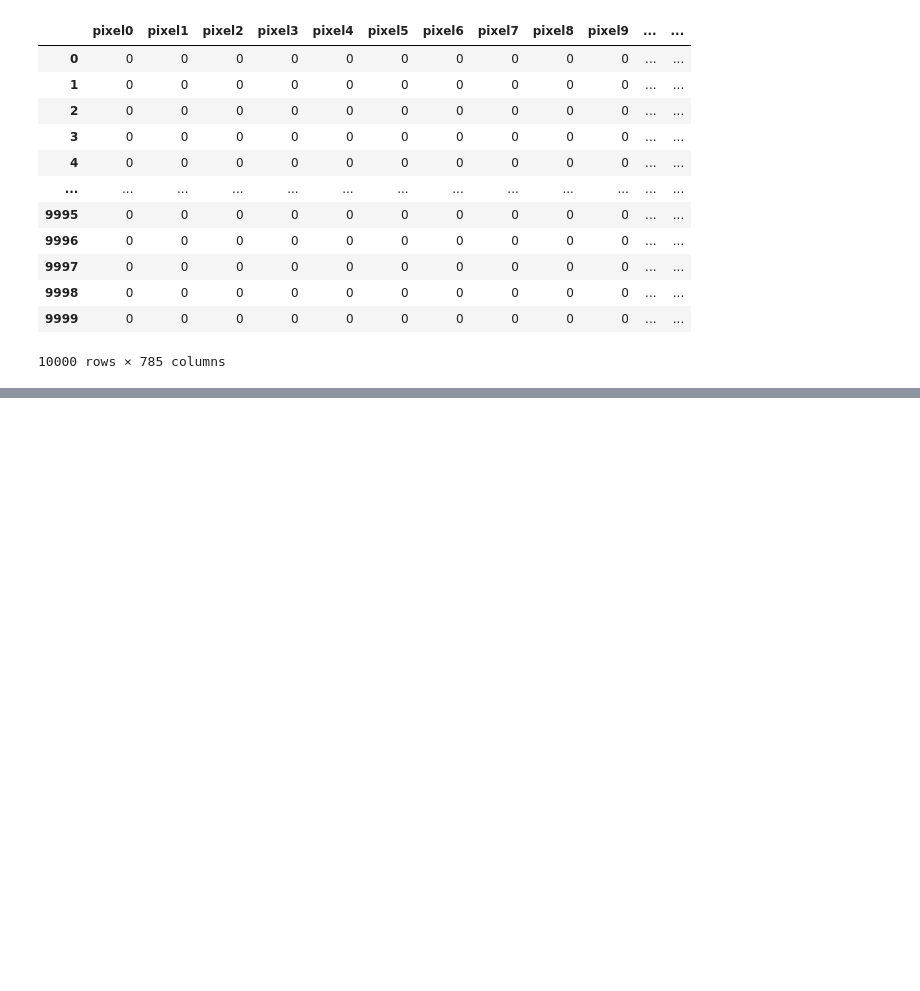
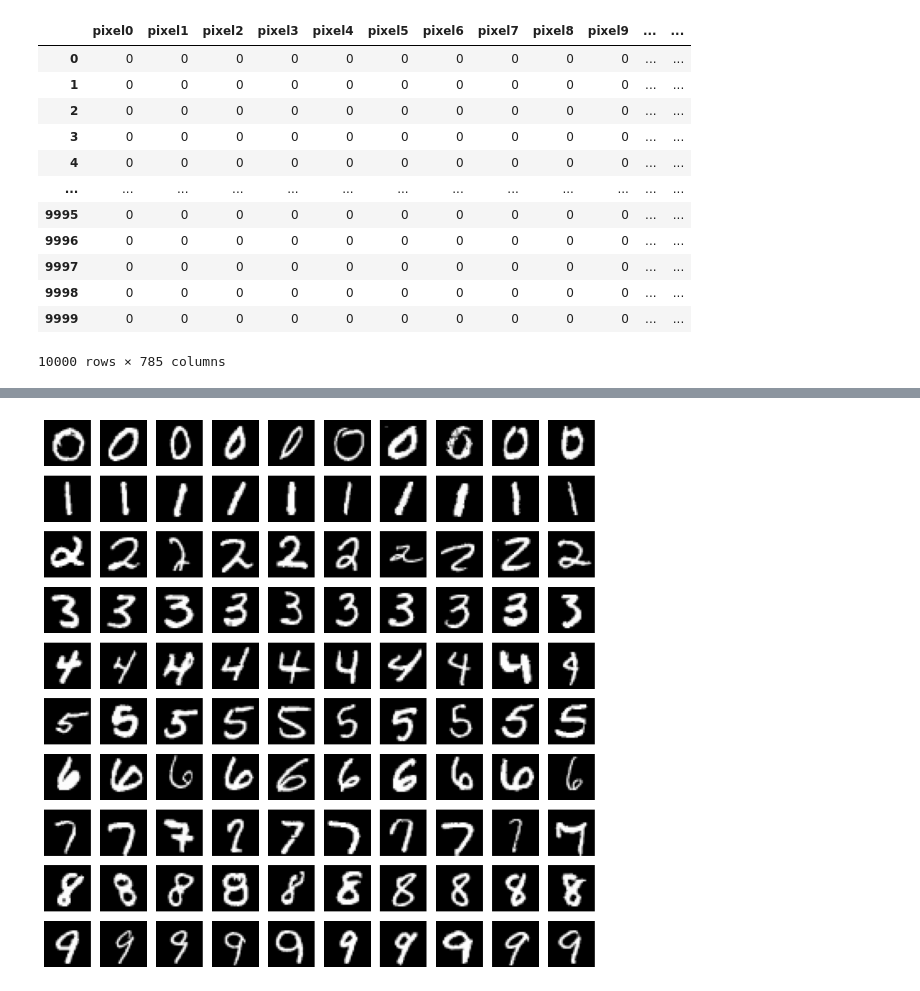
Before and after one commit to wikolego/wikolego-repository, a Jupyter notebook: ai-path/ml-next-step/presentation/data_analysis.ipynb, the cells around one changed output, grey strips where cells are left out. Cells and saved outputs as stored; diff of their text form; code cells hidden in the pictures; blank space fills up the shorter version.

```diff
--- a/ai-path/ml-next-step/presentation/data_analysis.ipynb
+++ b/ai-path/ml-next-step/presentation/data_analysis.ipynb
@@ -105,0 +110,5 @@ plt.imshow(pixels, cmap=plt.get_cmap("gray"))
+# %%
+# Wczytanie paru elementów z dataframe
+df_2 = df.groupby(["label"]).sample(n=10, random_state=1).reset_index(drop=True)
+
+df_2
@@ -105,0 +129,27 @@ plt.imshow(pixels, cmap=plt.get_cmap("gray"))
+# %%
+# Ustawienie rozmiaru ekranu, na którym wyświetlą się obrazki
+fig = plt.figure(figsize=(12, 12))
+
+# Liczba kolumn
+columns = 10
+
+# Przejście pętlami po cyfrach
+for r in range(10):
+    for c in range(columns):
+
+        # Obliczenie id obrazka
+        image_id = r * columns + c
+
+        # Wczytanie pikseli obrazka
+        pixels = df_2.loc[image_id, df.columns != "label"].values
+        pixels = pixels.reshape(28, 28)
+
+        # Wygenerowanie obrazka
+        fig.add_subplot(10, columns, image_id + 1)
+        plt.axis("off")
+        plt.imshow(pixels, cmap=plt.get_cmap("gray"))
+
+# Wyświetlenie obrazków
+plt.show()
+# %% [output]
+[figure, added]
```
Also changed, not shown: parts of 9 cells of this notebook, 6 other files.
